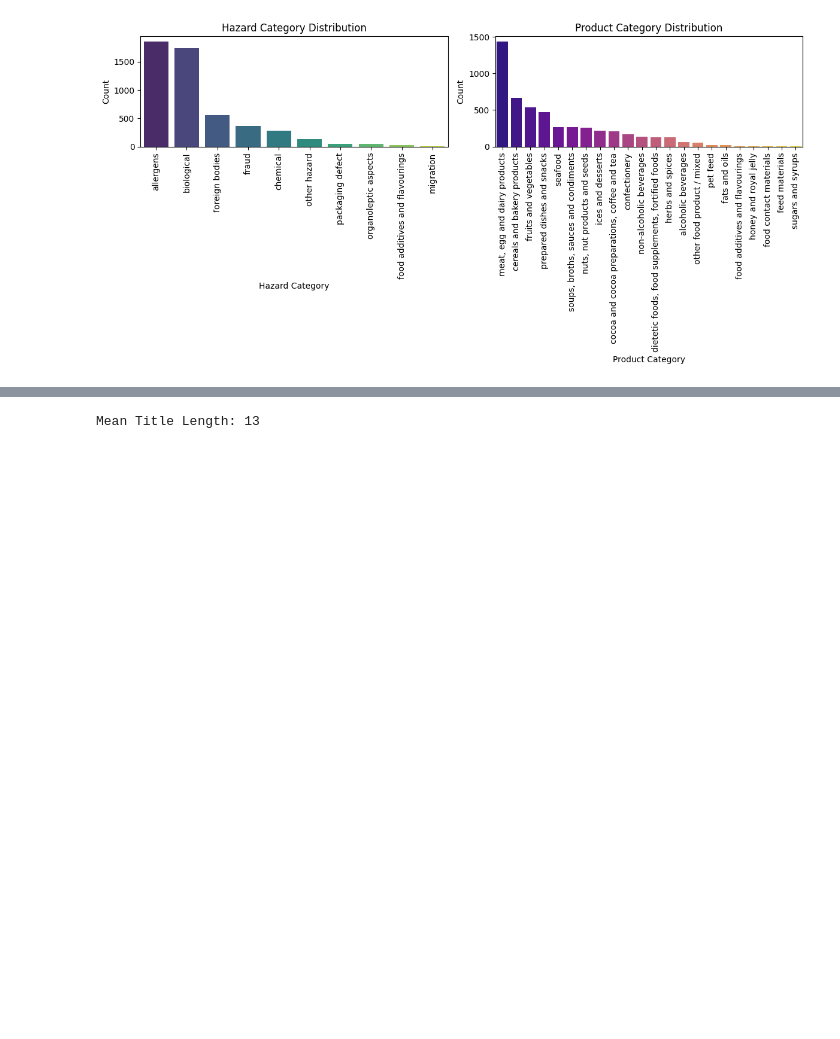
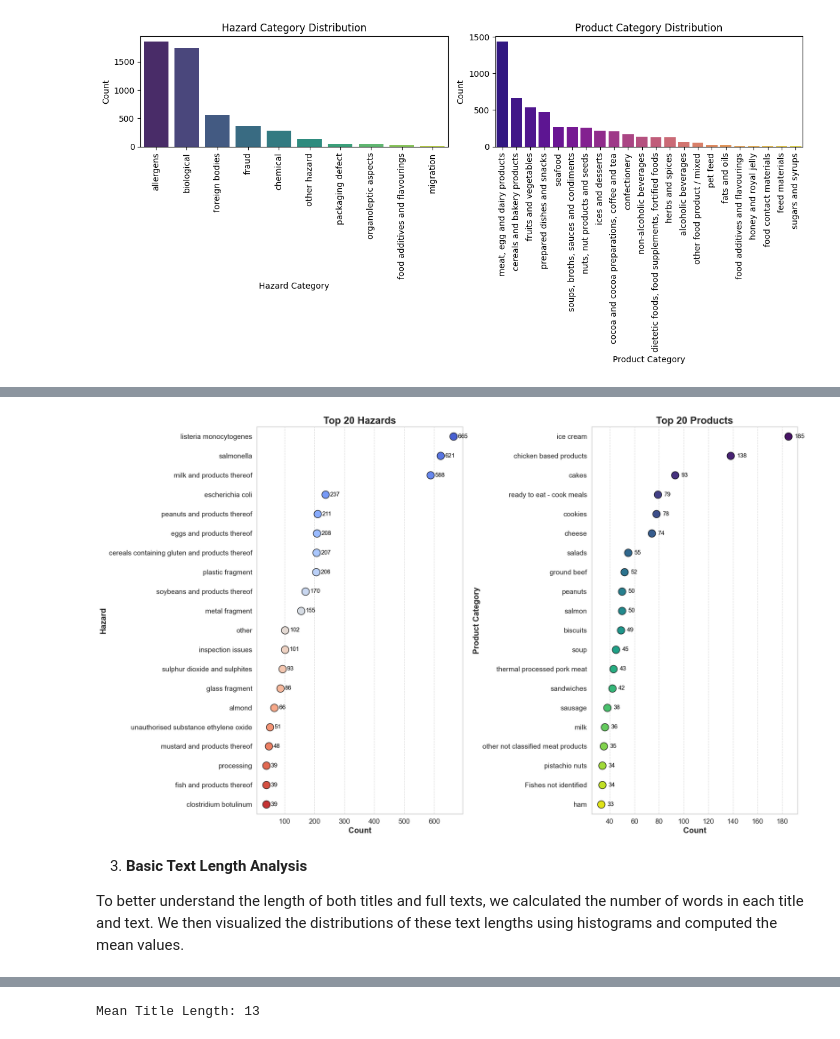
Before and after one commit to LefkiAth/SemEval2025, a Jupyter notebook: code/Data_Exploration.ipynb, the cells around one changed output, grey strips where cells are left out. Saved outputs shown, nothing was run; the diff lists cells and outputs as text; code cells hidden in the pictures; blank space fills up the shorter version.

Commit message:
Added plots for product and hazard

```diff
--- a/code/Data_Exploration.ipynb
+++ b/code/Data_Exploration.ipynb
@@ -163,0 +187,74 @@ The second plot shows the distribution of the 22 product categories (x-axis) alo
+# %%
+# Import necessary libraries for visualization
+import matplotlib.pyplot as plt
+import seaborn as sns
+
+# Parameters for visualization
+top_n = 20  # Display only the top N categories for better readability
+
+# Count the occurrences of each unique value in the hazard and product columns
+hazard_counts = train_data_cleaned["hazard"].value_counts()
+product_counts = train_data_cleaned["product"].value_counts()
+
+# Select only the top N categories for visualization
+top_hazard_counts = hazard_counts.head(top_n)
+top_product_counts = product_counts.head(top_n)
+
+# Create a figure with two subplots (1 row, 2 columns)
+fig, axes = plt.subplots(1, 2, figsize=(20, 12))  # Set figure size for better readability
+
+# Set the style of the plot to enhance readability
+sns.set_theme(style="whitegrid")  # Add a grid background
+
+# --- Subplot 1: Hazards ---
+sns.stripplot(
+    y=top_hazard_counts.index,            # Categories on the y-axis
+    x=top_hazard_counts.values,           # Counts on the x-axis
+    ax=axes[0],                           # Specify subplot axis
+    palette="coolwarm",                   # Color palette for the plot
+    size=15,                              # Size of the dots
+    linewidth=1,                          # Thickness of dot edges
+    edgecolor="black",                    # Black edges around the dots
+    orient="h"                            # Horizontal orientation
+)
+
+# Add a title and labels to the Hazard subplot
+axes[0].set_title(f"Top {top_n} Hazards", fontsize=20, weight="bold")  # Title with font styling
+axes[0].set_xlabel("Count", fontsize=16, weight="bold")                # X-axis label
+axes[0].set_ylabel("Hazard", fontsize=16, weight="bold")               # Y-axis label
+axes[0].tick_params(axis='both', which='major', labelsize=14)          # Increase tick label size
+axes[0].grid(True, which="major", axis="x", linestyle="--", alpha=0.7) # Add gridlines on the x-axis
+
+# Annotate each dot with its count value, slightly shifted for clarity
+for i, count in enumerate(top_hazard_counts.values):
+    axes[0].text(count + 15, i, str(count), va="center", ha="left", fontsize=12, color="black")  # Text annotation
+
+# --- Subplot 2: Products ---
+sns.stripplot(
+    y=top_product_counts.index,           # Categories on the y-axis
+    x=top_product_counts.values,          # Counts on the x-axis
+    ax=axes[1],                           # Specify subplot axis
+    palette="viridis",                    # Color palette for the plot
+    size=15,                              # Size of the dots
+    linewidth=1,                          # Thickness of dot edges
+    edgecolor="black",                    # Black edges around the dots
+    orient="h"                            # Horizontal orientation
+)
+
+# Add a title and labels to the Product subplot
+axes[1].set_title(f"Top {top_n} Products", fontsize=20, weight="bold")  # Title with font styling
+axes[1].set_xlabel("Count", fontsize=16, weight="bold")                 # X-axis label
+axes[1].set_ylabel("Product Category", fontsize=16, weight="bold")      # Y-axis label
+axes[1].tick_params(axis='both', which='major', labelsize=14)           # Increase tick label size
+axes[1].grid(True, which="major", axis="x", linestyle="--", alpha=0.7)  # Add gridlines on the x-axis
+
+# Annotate each dot with its count value, slightly shifted for clarity
+for i, count in enumerate(top_product_counts.values):
+    axes[1].text(count + 5, i, str(count), va="center", ha="left", fontsize=12, color="black")  # Text annotation
+
+# Adjust layout to prevent overlapping and improve visualization
+plt.tight_layout()
+
+# Display the plots
+plt.show()
+# %% [output]
@@ -163,0 +268,5 @@ The second plot shows the distribution of the 22 product categories (x-axis) alo
+[figure, added]
+# %% [markdown]
+3. **Basic Text Length Analysis**
+
+To better understand the length of both titles and full texts, we calculated the number of words in each title and text. We then visualized the distributions of these text lengths using histograms and computed the mean values.
```
Also changed, not shown: parts of 11 cells of this notebook.
